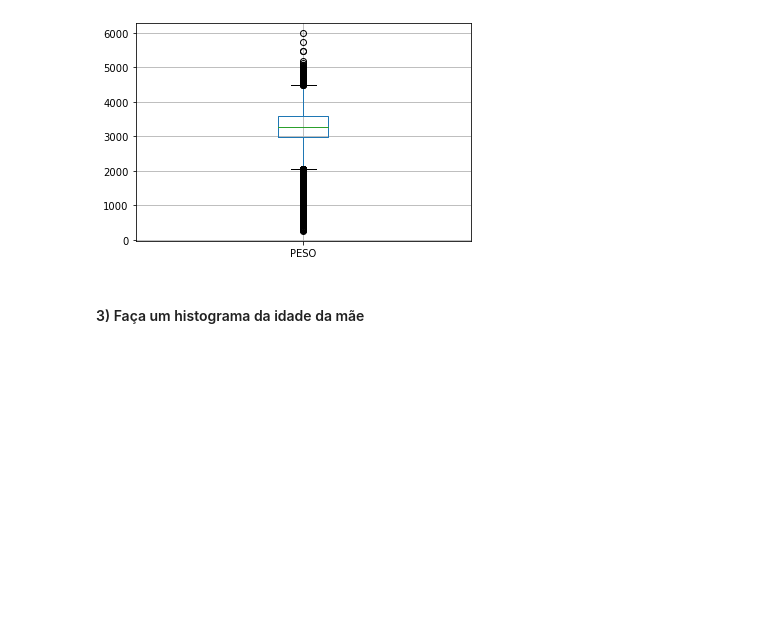
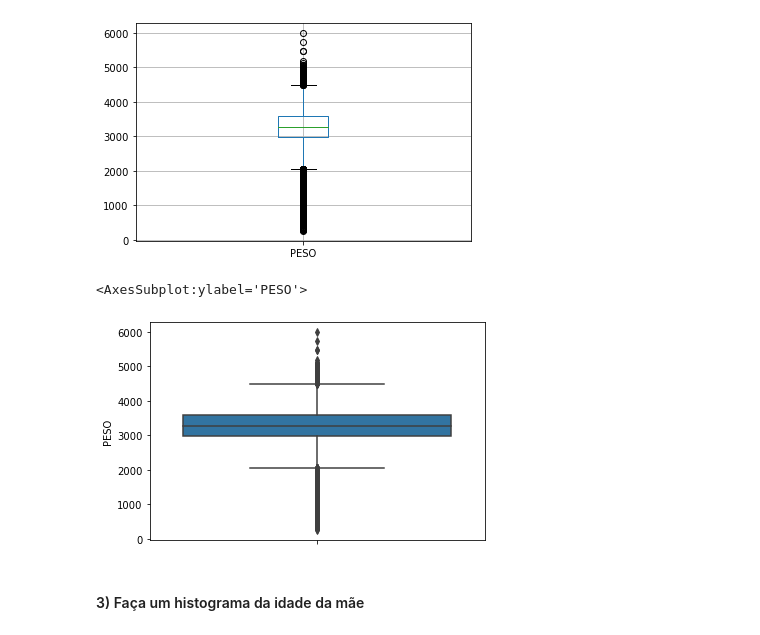
Before and after one commit to andradewh/ebacdsvolta01, a Jupyter notebook: mod06 Tarefa 2.ipynb, the cells around one changed output. Saved outputs shown, nothing was run; the diff lists cells and outputs as text; code cells hidden in the pictures; blank space fills up the shorter version.

```diff
--- a/mod06 Tarefa 2.ipynb
+++ b/mod06 Tarefa 2.ipynb
@@ -54,6 +54,11 @@ peso_bebe.boxplot()
 # %% [output]
 <AxesSubplot:>
 [figure]
+# %%
+sns.boxplot(y='PESO', data = peso_bebe)
+# %% [output]
+<AxesSubplot:ylabel='PESO'>
+[figure, added]
 # %% [markdown]
 ####  3) Faça um histograma da idade da mãe
 # %%
```
